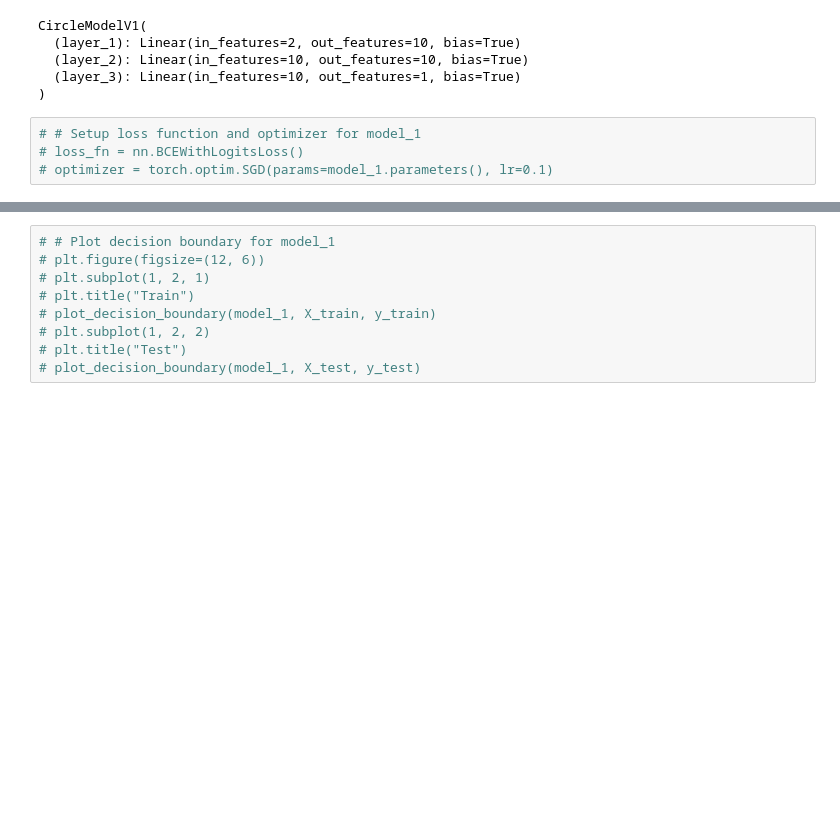
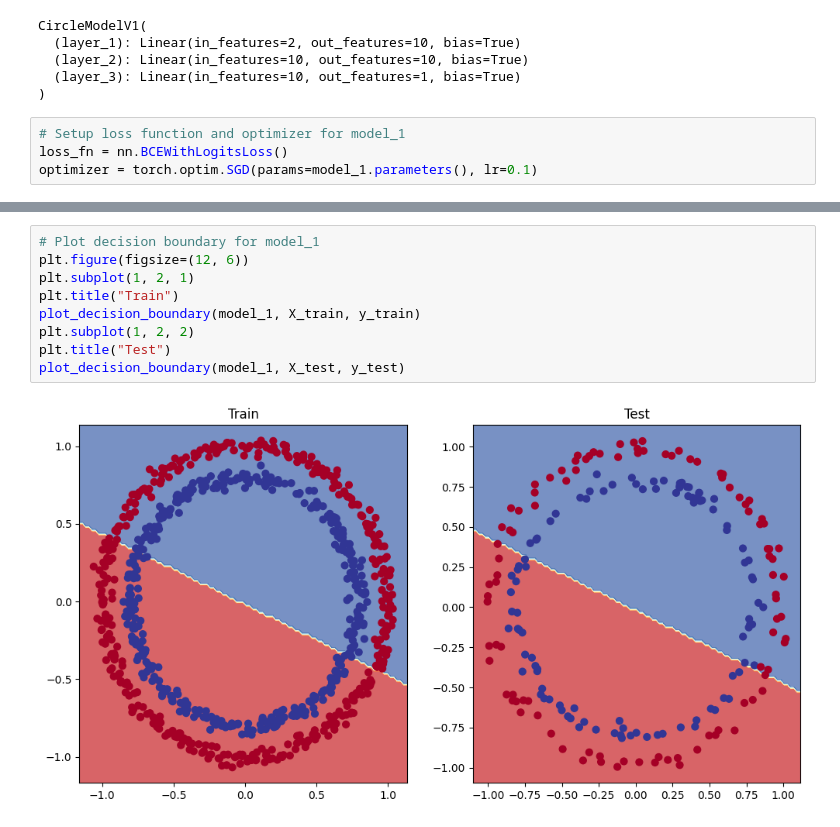
Before and after one commit to Kazim0071/Deep-Learning-with-PyTorch, a Jupyter notebook: 02_neural_network_classification.ipynb, the cells around one changed output, grey strips where cells are left out. Saved outputs shown, nothing was run; the diff lists cells and outputs as text; blank space fills up the shorter version.

Commit message:
visualize the predictions that the model predict.

```diff
--- a/02_neural_network_classification.ipynb
+++ b/02_neural_network_classification.ipynb
@@ -496,7 +496,7 @@ CircleModelV1(
   (layer_3): Linear(in_features=10, out_features=1, bias=True)
 )
 # %%
-# # Setup loss function and optimizer for model_1
-# loss_fn = nn.BCEWithLogitsLoss()
-# optimizer = torch.optim.SGD(params=model_1.parameters(), lr=0.1)
+# Setup loss function and optimizer for model_1
+loss_fn = nn.BCEWithLogitsLoss()
+optimizer = torch.optim.SGD(params=model_1.parameters(), lr=0.1)
 # %%
@@ -547,9 +547,11 @@ CircleModelV1(
 # %%
-# # Plot decision boundary for model_1
-# plt.figure(figsize=(12, 6))
-# plt.subplot(1, 2, 1)
-# plt.title("Train")
-# plot_decision_boundary(model_1, X_train, y_train)
-# plt.subplot(1, 2, 2)
-# plt.title("Test")
-# plot_decision_boundary(model_1, X_test, y_test)
+# Plot decision boundary for model_1
+plt.figure(figsize=(12, 6))
+plt.subplot(1, 2, 1)
+plt.title("Train")
+plot_decision_boundary(model_1, X_train, y_train)
+plt.subplot(1, 2, 2)
+plt.title("Test")
+plot_decision_boundary(model_1, X_test, y_test)
+# %% [output]
+[figure, added]
```
Also changed, not shown: parts of 1 cell of this notebook.
